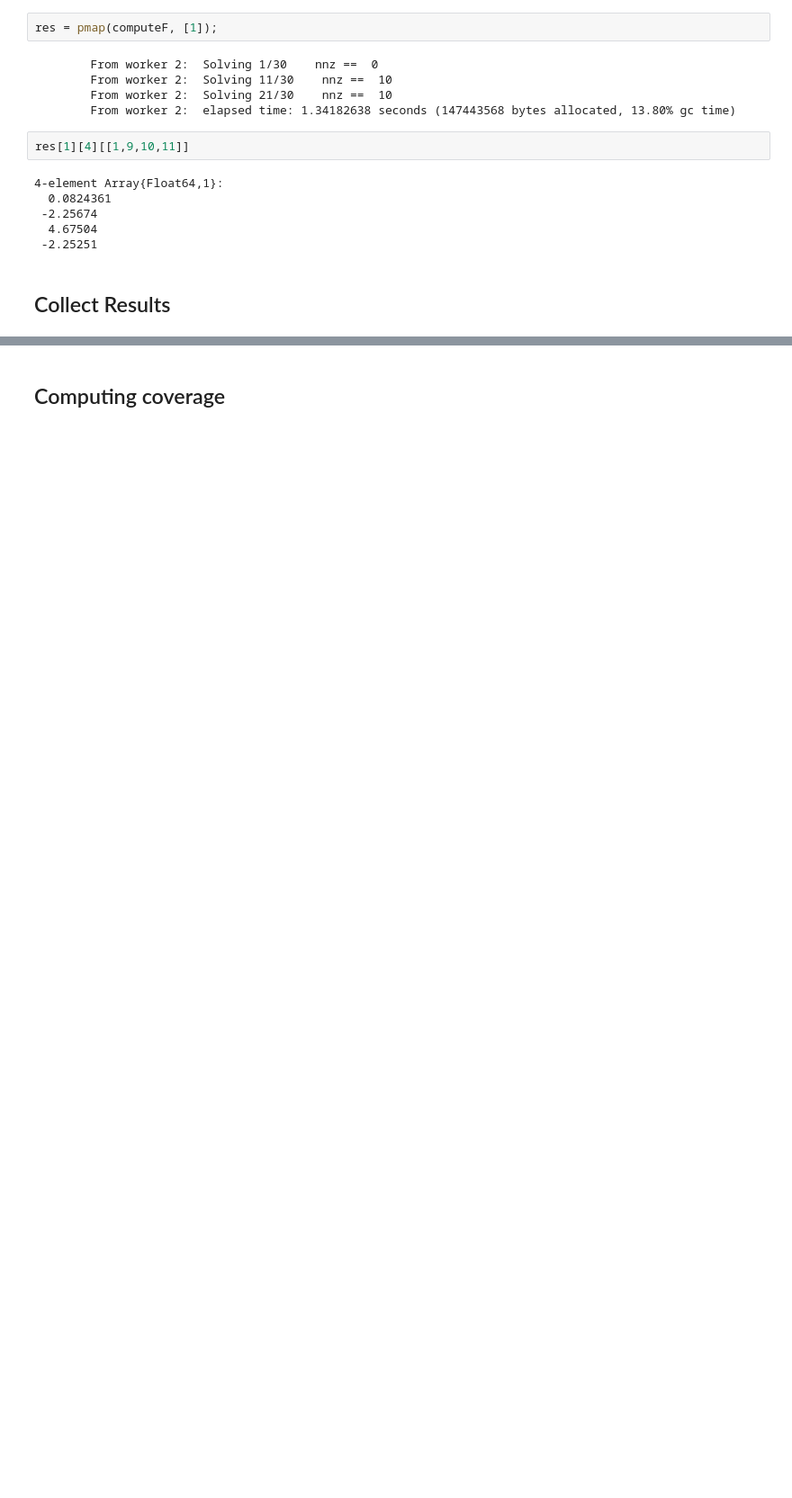
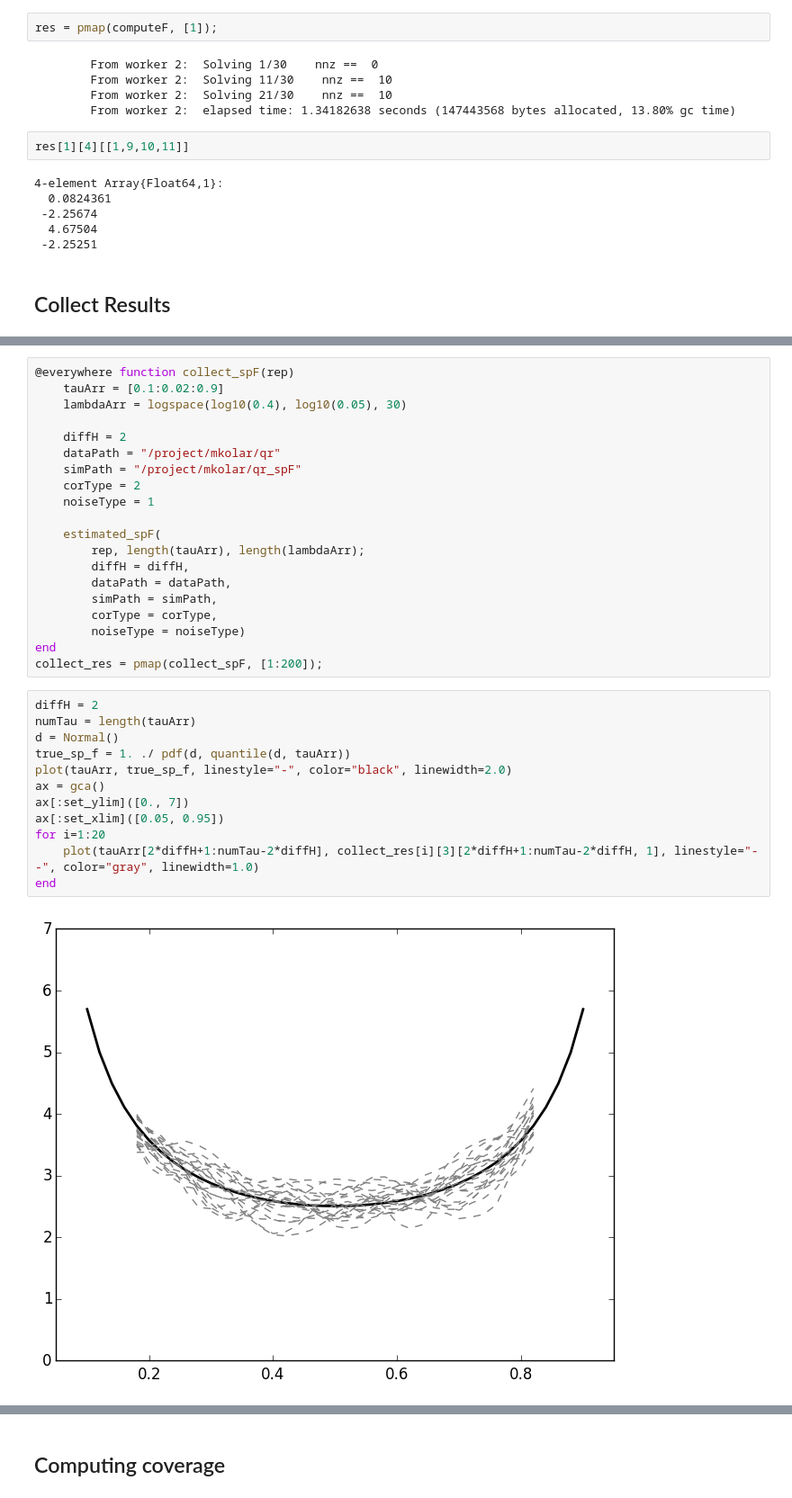
Before and after one commit to mlakolar/QR.jl, a Jupyter notebook: Simulation -- Plot Figures.ipynb, the cells around one changed output, grey strips where cells are left out. Shown: that part at 90% size. Saved outputs shown, nothing was run; the diff lists cells and outputs as text; blank space fills up the shorter version.

```diff
--- a/Simulation -- Plot Figures.ipynb
+++ b/Simulation -- Plot Figures.ipynb
@@ -207,0 +542,34 @@ end
+# %%
+@everywhere function collect_spF(rep)
+    tauArr = [0.1:0.02:0.9]
+    lambdaArr = logspace(log10(0.4), log10(0.05), 30)
+
+    diffH = 2
+    dataPath = "/project/mkolar/qr"
+    simPath = "/project/mkolar/qr_spF"
+    corType = 2
+    noiseType = 1
+
+    estimated_spF(
+        rep, length(tauArr), length(lambdaArr);
+        diffH = diffH,
+        dataPath = dataPath,
+        simPath = simPath,
+        corType = corType,
+        noiseType = noiseType)
+end
+collect_res = pmap(collect_spF, [1:200]);
+# %%
+diffH = 2
+numTau = length(tauArr)
+d = Normal()
+true_sp_f = 1. ./ pdf(d, quantile(d, tauArr))
+plot(tauArr, true_sp_f, linestyle="-", color="black", linewidth=2.0)
+ax = gca()
+ax[:set_ylim]([0., 7])
+ax[:set_xlim]([0.05, 0.95])
+for i=1:20
+    plot(tauArr[2*diffH+1:numTau-2*diffH], collect_res[i][3][2*diffH+1:numTau-2*diffH, 1], linestyle="--", color="gray", linewidth=1.0)
+end
+# %% [output]
+[figure, added]
```
Also changed, not shown: parts of 29 cells of this notebook, 2 other files.
